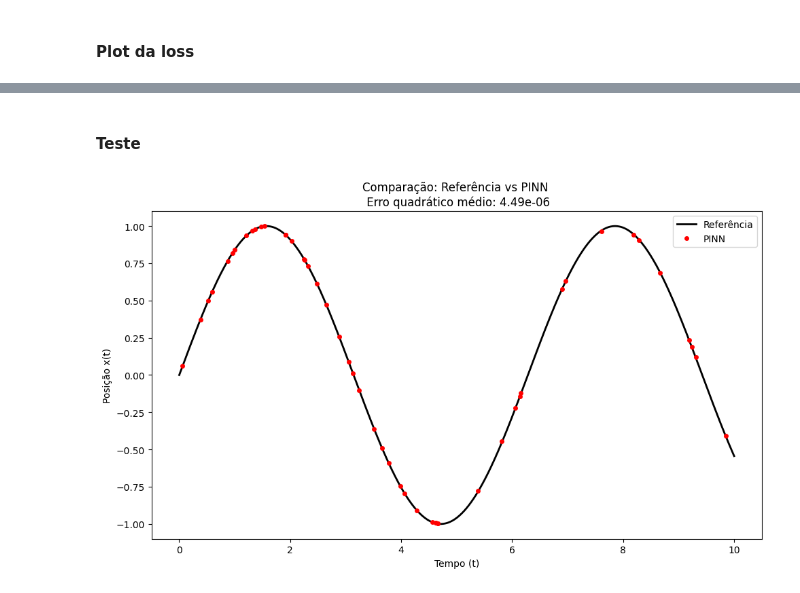
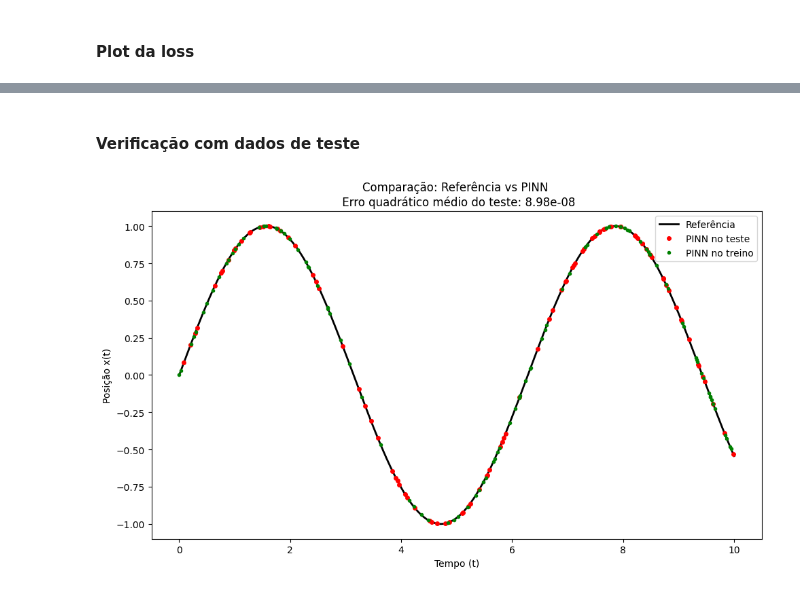
Before and after one commit to NicolasRossoni/TCC, a Jupyter notebook: SimpleExamples/oscilador_harmonico.ipynb, the cells around one changed output, grey strips where cells are left out. Drawn from its saved outputs; the diff is of its cells as text; code cells hidden in the pictures.

```diff
--- a/SimpleExamples/oscilador_harmonico.ipynb
+++ b/SimpleExamples/oscilador_harmonico.ipynb
@@ -35,7 +35,7 @@ tc.manual_seed(21)
 # Definindo intervalo e número de pontos
 t_i = 0
 t_f = 10
-n_pontos = 100
+n_pontos = 200
 train_test_ratio = 0.5
 
 # Definindo constantes físicas
@@ -59,6 +59,7 @@ novo_x_ref = x_ref[rand_indices]
 
 # Treino e teste
 split_index = int(n_pontos*train_test_ratio)
+
 t_treino = novo_t[:split_index].clone().detach().reshape(-1, 1)
 t_treino.requires_grad_(True)
 x_treino = novo_x_ref[:split_index].clone().detach().reshape(-1, 1)
@@ -176,18 +184,22 @@ plt.show()
 # %% [markdown]
-#### Teste
+#### Verificação com dados de teste
 # %%
 x_inferencia = OHS(t_teste)
+x_inferencia_treino = OHS(t_treino)
 
 erro_medio = tc.mean(tc.abs(x_inferencia - x_teste)**2).item()
+erro_medio_treino = tc.mean(tc.abs(x_inferencia_treino - x_treino)**2).item()
 
+# Plot da inferencia com dados de teste
 plt.figure(figsize=(10,6))
 plt.plot(t.detach().numpy(), x_ref.detach().numpy(), 'k-', label='Referência', linewidth=2)
-plt.plot(t_teste.detach().numpy(), x_inferencia.detach().numpy(), 'r.', markersize=8, label='PINN')
+plt.plot(t_teste.detach().numpy(), x_inferencia.detach().numpy(), 'r.', markersize=8, label='PINN no teste')
+plt.plot(t_treino.detach().numpy(), x_inferencia_treino.detach().numpy(), 'g.', label='PINN no treino', linewidth=2)
 plt.xlabel('Tempo (t)')
 plt.ylabel('Posição x(t)')
-plt.title(f'Comparação: Referência vs PINN \n Erro quadrático médio: {erro_medio:.2e}')
+plt.title(f'Comparação: Referência vs PINN \n Erro quadrático médio do teste: {erro_medio:.2e}')
 plt.legend()
 plt.tight_layout()
 plt.show()
 # %% [output]
-[figure, old version]
+[figure, new version]
```
Also changed, not shown: parts of 3 cells of this notebook.
